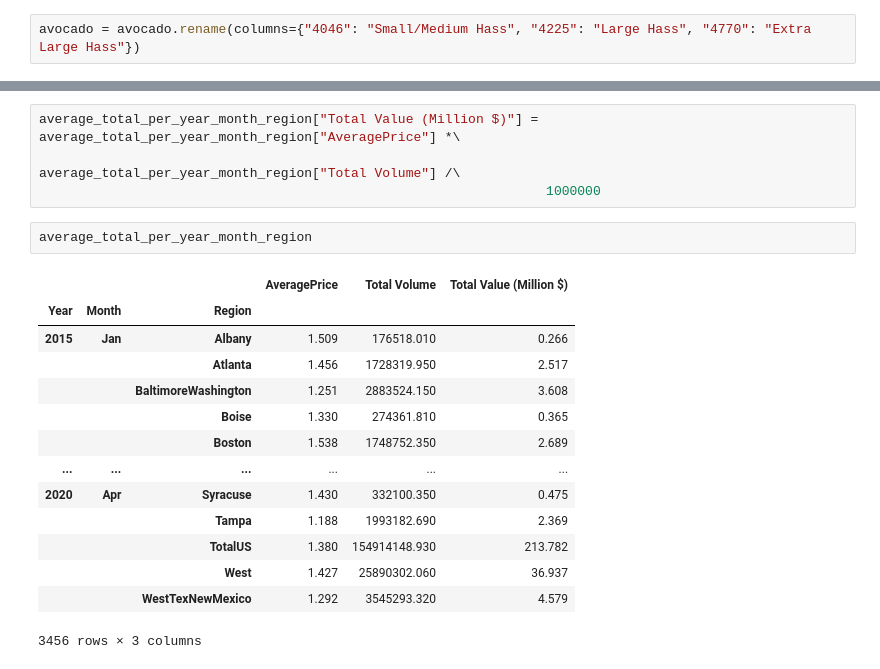
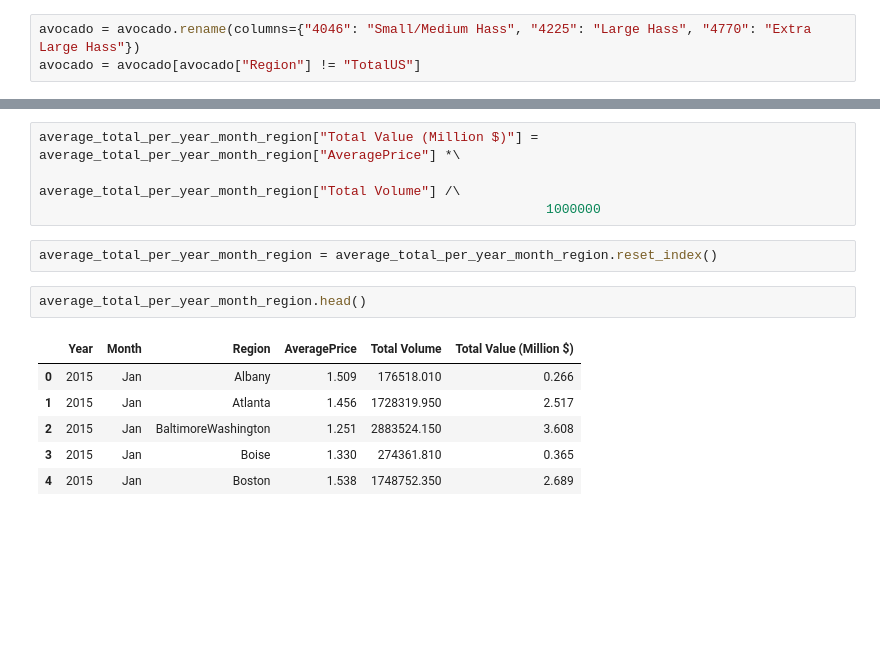
Before and after one commit to SoroushGhaderi/avocado_prices_data_analysis_machine_learning, a Jupyter notebook: avocado_data_analysis.ipynb, the cells around one changed output, grey strips where cells are left out. Saved outputs shown, nothing was run; the diff lists cells and outputs as text; blank space fills up the shorter version.

```diff
--- a/avocado_data_analysis.ipynb
+++ b/avocado_data_analysis.ipynb
@@ -16,6 +16,7 @@ avocado.head()
 | 4 | 1.640 | 1505.120 | 1.270 | 1129.500 | 0.000 | 374.350 | 186.670 | 187.680 | ... |
 # %%
 avocado = avocado.rename(columns={"4046": "Small/Medium Hass", "4225": "Large Hass", "4770": "Extra Large Hass"})
+avocado = avocado[avocado["Region"] != "TotalUS"]
 # %%
 avocado.head()
 # %% [output]
@@ -36,20 +37,14 @@ average_total_per_year_month_region = avocado.groupby(["Year", "Month", "Region"
 average_total_per_year_month_region["Total Value (Million $)"] = average_total_per_year_month_region["AveragePrice"] *\
                                                                  average_total_per_year_month_region["Total Volume"] /\
                                                                  1000000
+# %%
+average_total_per_year_month_region = average_total_per_year_month_region.reset_index()
 # %%
-average_total_per_year_month_region
+average_total_per_year_month_region.head()
 # %% [output]
-|  |  |  | AveragePrice | Total Volume | Total Value (Million $) |
-| Year | Month | Region |  |  |  |
-| 2015 | Jan | Albany | 1.509 | 176518.010 | 0.266 |
-|  |  | Atlanta | 1.456 | 1728319.950 | 2.517 |
-|  |  | BaltimoreWashington | 1.251 | 2883524.150 | 3.608 |
-|  |  | Boise | 1.330 | 274361.810 | 0.365 |
-|  |  | Boston | 1.538 | 1748752.350 | 2.689 |
-| ... | ... | ... | ... | ... | ... |
-| 2020 | Apr | Syracuse | 1.430 | 332100.350 | 0.475 |
-|  |  | Tampa | 1.188 | 1993182.690 | 2.369 |
-|  |  | TotalUS | 1.380 | 154914148.930 | 213.782 |
-|  |  | West | 1.427 | 25890302.060 | 36.937 |
-|  |  | WestTexNewMexico | 1.292 | 3545293.320 | 4.579 |
+|  | Year | Month | Region | AveragePrice | Total Volume | Total Value (Million $) |
+| 0 | 2015 | Jan | Albany | 1.509 | 176518.010 | 0.266 |
+| 1 | 2015 | Jan | Atlanta | 1.456 | 1728319.950 | 2.517 |
+| 2 | 2015 | Jan | BaltimoreWashington | 1.251 | 2883524.150 | 3.608 |
+| 3 | 2015 | Jan | Boise | 1.330 | 274361.810 | 0.365 |
+| 4 | 2015 | Jan | Boston | 1.538 | 1748752.350 | 2.689 |
-3456 rows × 3 columns
```
Also changed, not shown: parts of 2 cells of this notebook.
